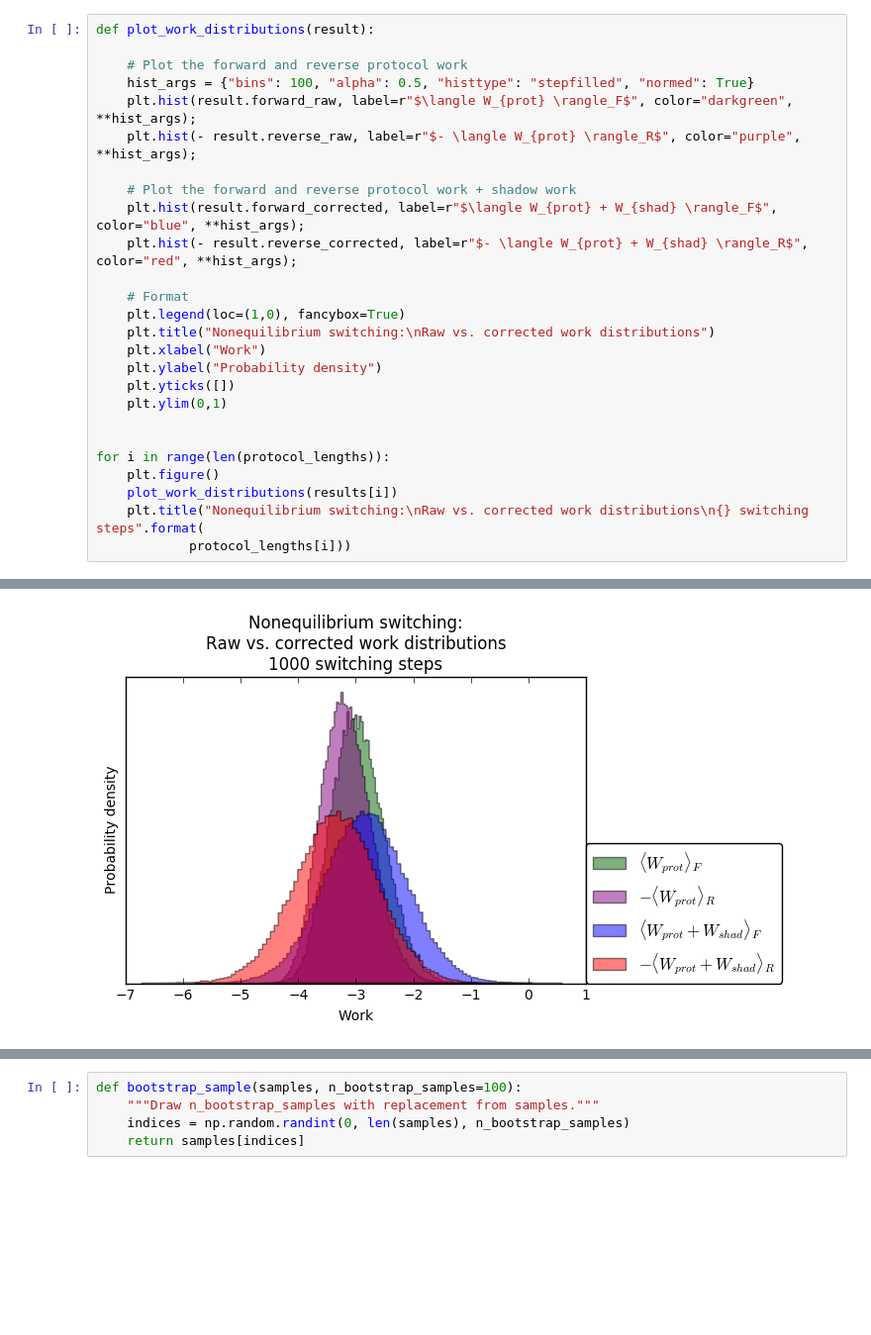
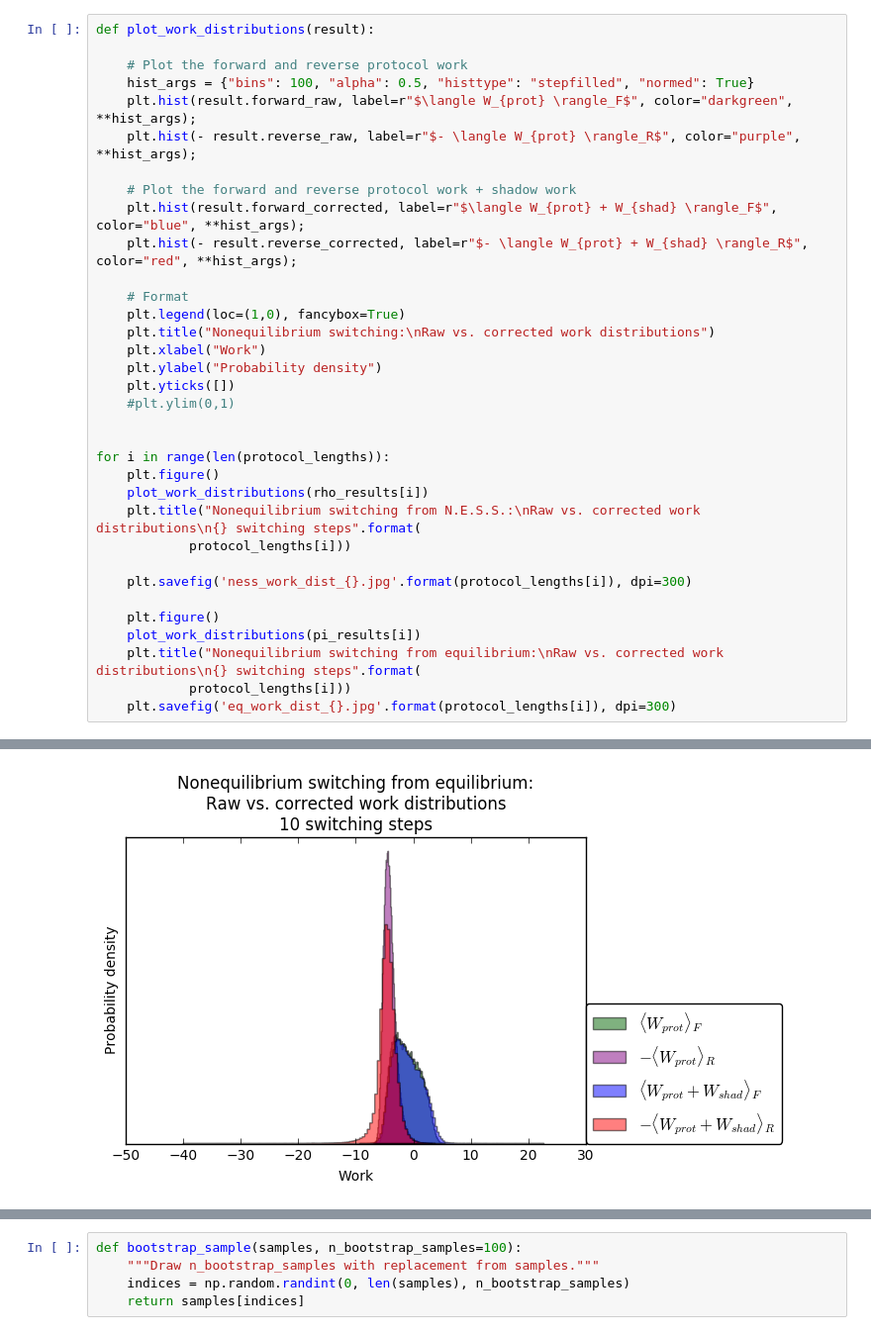
Before and after one commit to choderalab/importance-of-shadow-work, a Jupyter notebook: notebooks/Importance of shadow work- toy example.ipynb, the cells around one changed output, grey strips where cells are left out. Shown: that part at 99% size. Cells and saved outputs as stored; diff of their text form; blank space fills up the shorter version.

```diff
--- a/notebooks/Importance of shadow work- toy example.ipynb
+++ b/notebooks/Importance of shadow work- toy example.ipynb
@@ -162,12 +236,20 @@ def plot_work_distributions(result):
     plt.xlabel("Work")
     plt.ylabel("Probability density")
     plt.yticks([])
-    plt.ylim(0,1)
+    #plt.ylim(0,1)
 
 
 for i in range(len(protocol_lengths)):
     plt.figure()
-    plot_work_distributions(results[i])
-    plt.title("Nonequilibrium switching:\nRaw vs. corrected work distributions\n{} switching steps".format(
+    plot_work_distributions(rho_results[i])
+    plt.title("Nonequilibrium switching from N.E.S.S.:\nRaw vs. corrected work distributions\n{} switching steps".format(
             protocol_lengths[i]))
+
+    plt.savefig('ness_work_dist_{}.jpg'.format(protocol_lengths[i]), dpi=300)
+
+    plt.figure()
+    plot_work_distributions(pi_results[i])
+    plt.title("Nonequilibrium switching from equilibrium:\nRaw vs. corrected work distributions\n{} switching steps".format(
+            protocol_lengths[i]))
+    plt.savefig('eq_work_dist_{}.jpg'.format(protocol_lengths[i]), dpi=300)
 # %% [output]
@@ -177 +259 @@ for i in range(len(protocol_lengths)):
-[figure, old version]
+[figure, new version]
```
Also changed, not shown: parts of 11 cells of this notebook, 9 other files.
